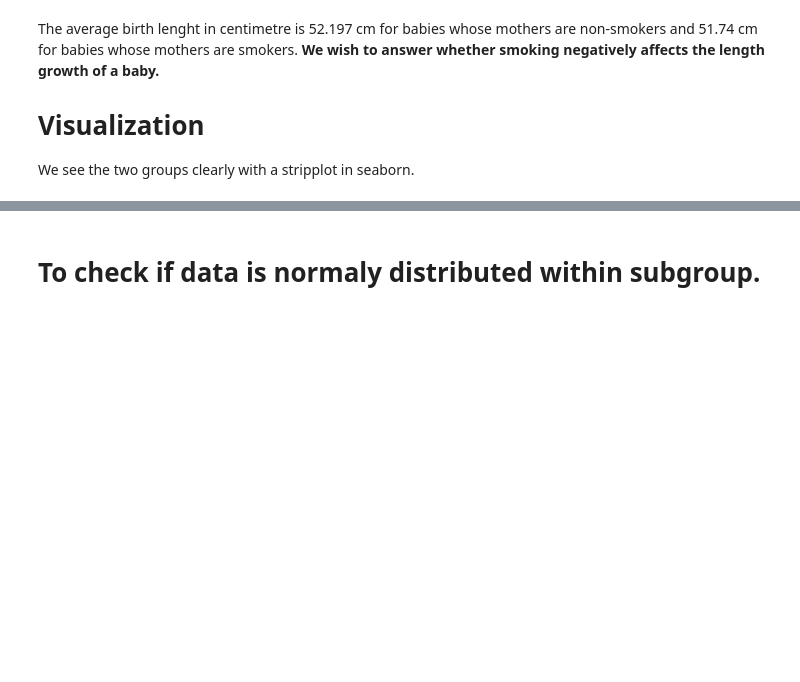
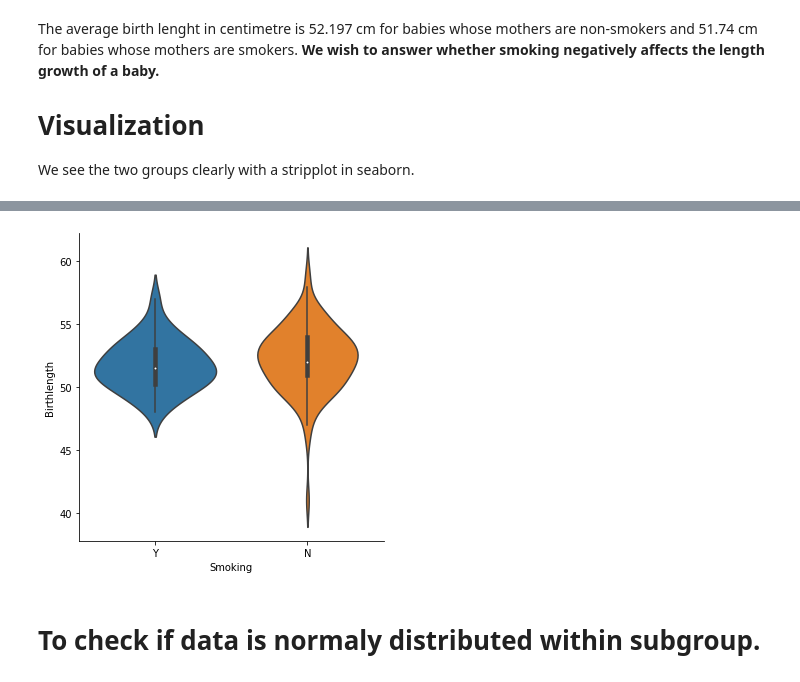
Before and after one commit to Michy01/AIIP_DAV_Visualization-2020, a Jupyter notebook: dav_18_two_sample_t_test.ipynb, the cells around one changed output, grey strips where cells are left out. Cells and saved outputs as stored; diff of their text form; code cells hidden in the pictures; blank space fills up the shorter version.

```diff
--- a/dav_18_two_sample_t_test.ipynb
+++ b/dav_18_two_sample_t_test.ipynb
@@ -193,3 +205,7 @@ sns.stripplot(x ='Smoking',       # Horizontal axis
+# %%
+sns.catplot(x="Smoking", y="Birthlength",kind="violin",data=df);
+# %% [output]
+[figure, added]
 # %% [markdown]
 # To check if data is normaly distributed within subgroup.
 # %%
```
Also changed, not shown: parts of 5 cells of this notebook.
